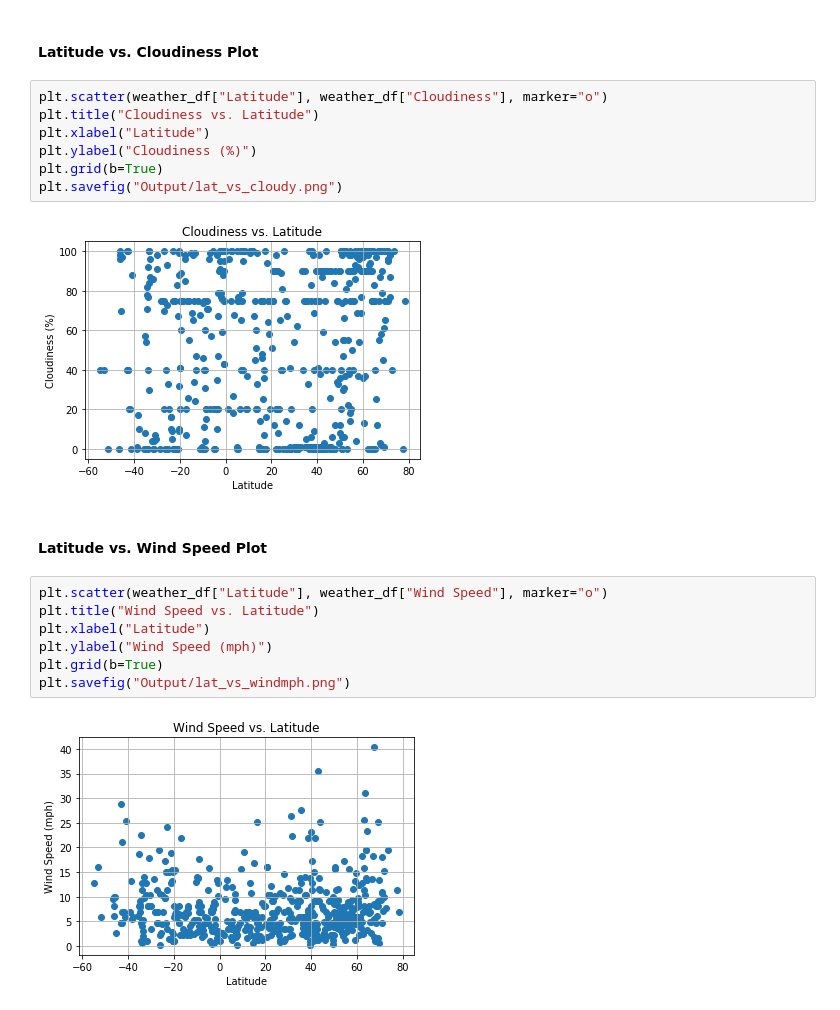
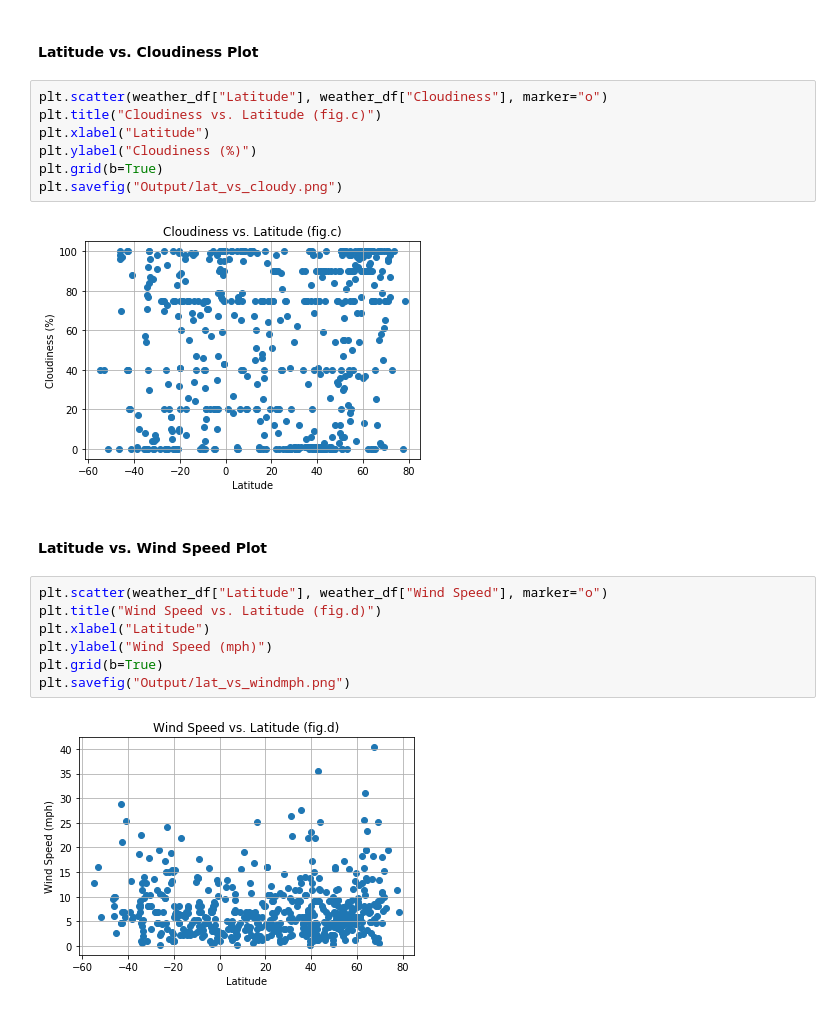
Before and after one commit to jabruhns/api-challenge, a Jupyter notebook: code/Weather_Challenge.ipynb, the cells around one changed output. Drawn from its saved outputs; the diff is of its cells as text.

```diff
--- a/code/Weather_Challenge.ipynb
+++ b/code/Weather_Challenge.ipynb
@@ -170,21 +170,21 @@ plt.savefig("Output/lat_vs_humid.png")
 #### Latitude vs. Cloudiness Plot
 # %%
 plt.scatter(weather_df["Latitude"], weather_df["Cloudiness"], marker="o")
-plt.title("Cloudiness vs. Latitude")
+plt.title("Cloudiness vs. Latitude (fig.c)")
 plt.xlabel("Latitude")
 plt.ylabel("Cloudiness (%)")
 plt.grid(b=True)
 plt.savefig("Output/lat_vs_cloudy.png")
 # %% [output]
-[figure, old version]
+[figure, new version]
 # %% [markdown]
 #### Latitude vs. Wind Speed Plot
 # %%
 plt.scatter(weather_df["Latitude"], weather_df["Wind Speed"], marker="o")
-plt.title("Wind Speed vs. Latitude")
+plt.title("Wind Speed vs. Latitude (fig.d)")
 plt.xlabel("Latitude")
 plt.ylabel("Wind Speed (mph)")
 plt.grid(b=True)
 plt.savefig("Output/lat_vs_windmph.png")
 # %% [output]
-[figure, old version]
+[figure, new version]
```
Also changed, not shown: parts of 3 cells of this notebook, 4 other files.
